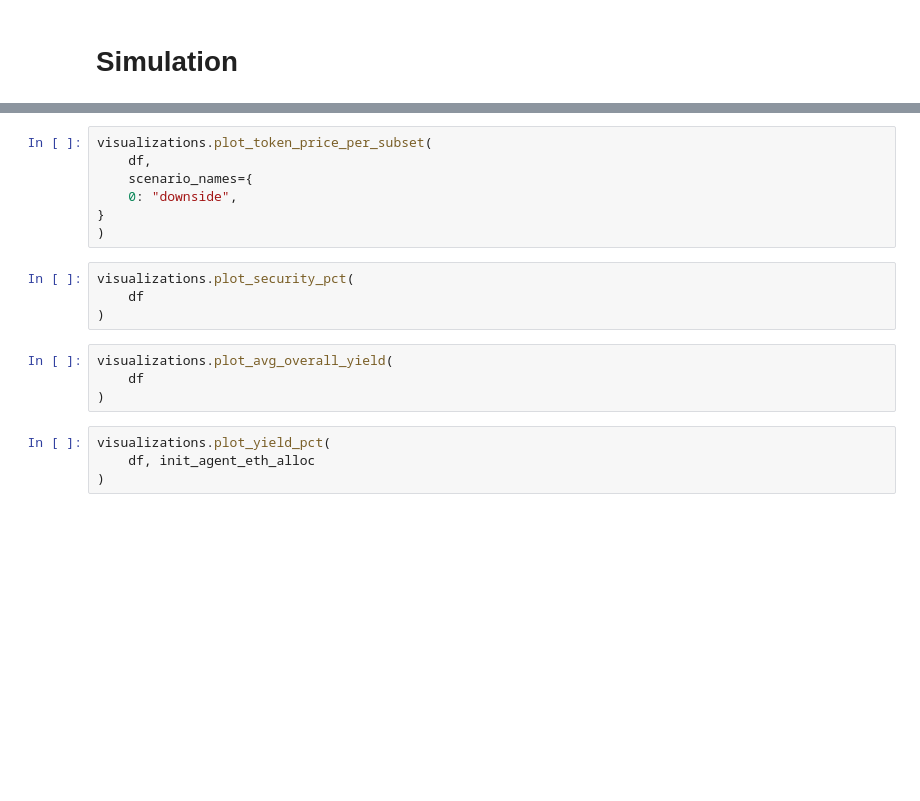
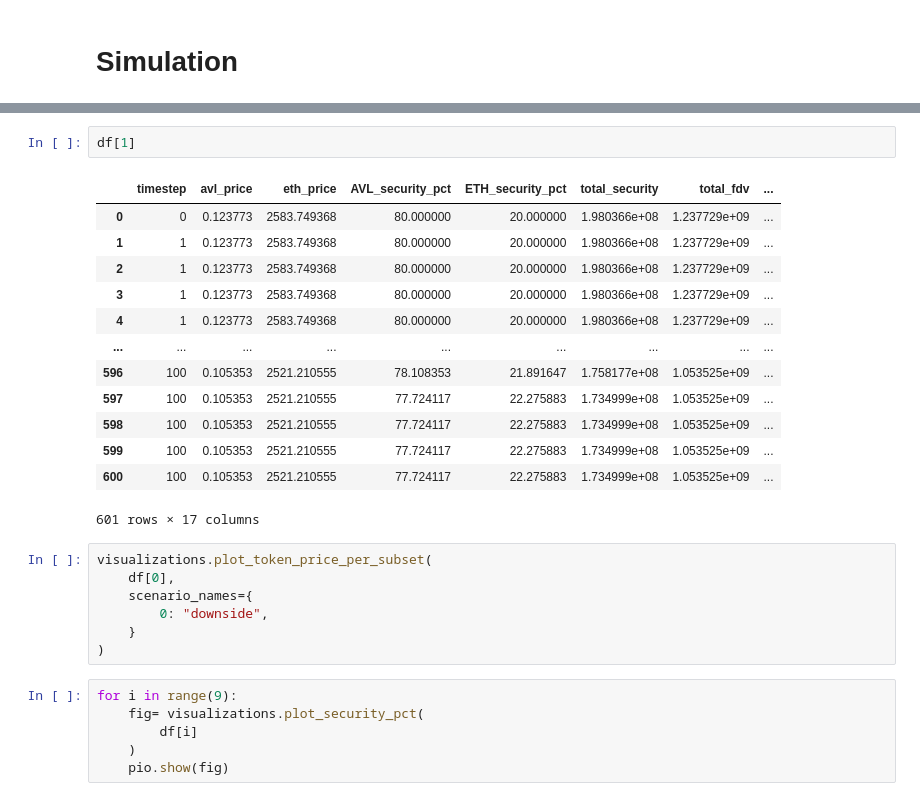
Before and after one commit to dengwx11/Avail-Fusion-CryptoEcon, a Jupyter notebook: v0.1.ipynb, the cells around one changed output, grey strips where cells are left out. Cells and saved outputs as stored; diff of their text form; blank space fills up the shorter version.

```diff
--- a/v0.1.ipynb
+++ b/v0.1.ipynb
@@ -336,19 +387,29 @@ df
+# %%
+df[1]
+# %% [output]
+|  | timestep | avl_price | eth_price | AVL_security_pct | ETH_security_pct | total_security | total_fdv | ... |
+| 0 | 0 | 0.123773 | 2583.749368 | 80.000000 | 20.000000 | 1.980366e+08 | 1.237729e+09 | ... |
+| 1 | 1 | 0.123773 | 2583.749368 | 80.000000 | 20.000000 | 1.980366e+08 | 1.237729e+09 | ... |
+| 2 | 1 | 0.123773 | 2583.749368 | 80.000000 | 20.000000 | 1.980366e+08 | 1.237729e+09 | ... |
+| 3 | 1 | 0.123773 | 2583.749368 | 80.000000 | 20.000000 | 1.980366e+08 | 1.237729e+09 | ... |
+| 4 | 1 | 0.123773 | 2583.749368 | 80.000000 | 20.000000 | 1.980366e+08 | 1.237729e+09 | ... |
+| ... | ... | ... | ... | ... | ... | ... | ... | ... |
+| 596 | 100 | 0.105353 | 2521.210555 | 78.108353 | 21.891647 | 1.758177e+08 | 1.053525e+09 | ... |
+| 597 | 100 | 0.105353 | 2521.210555 | 77.724117 | 22.275883 | 1.734999e+08 | 1.053525e+09 | ... |
+| 598 | 100 | 0.105353 | 2521.210555 | 77.724117 | 22.275883 | 1.734999e+08 | 1.053525e+09 | ... |
+| 599 | 100 | 0.105353 | 2521.210555 | 77.724117 | 22.275883 | 1.734999e+08 | 1.053525e+09 | ... |
+| 600 | 100 | 0.105353 | 2521.210555 | 77.724117 | 22.275883 | 1.734999e+08 | 1.053525e+09 | ... |
+601 rows × 17 columns
 # %%
 visualizations.plot_token_price_per_subset(
-    df,
+    df[0],
     scenario_names={
-    0: "downside",
-}
+        0: "downside",
+    }
 )
-# %%
-visualizations.plot_security_pct(
-    df
-)
-# %%
-visualizations.plot_avg_overall_yield(
-    df
-)
-# %%
-visualizations.plot_yield_pct(
-    df, init_agent_eth_alloc
-)
+# %%
+for i in range(9):
+    fig= visualizations.plot_security_pct(
+        df[i]
+    )
+    pio.show(fig)
```
Also changed, not shown: parts of 17 cells of this notebook, 3 other files.
